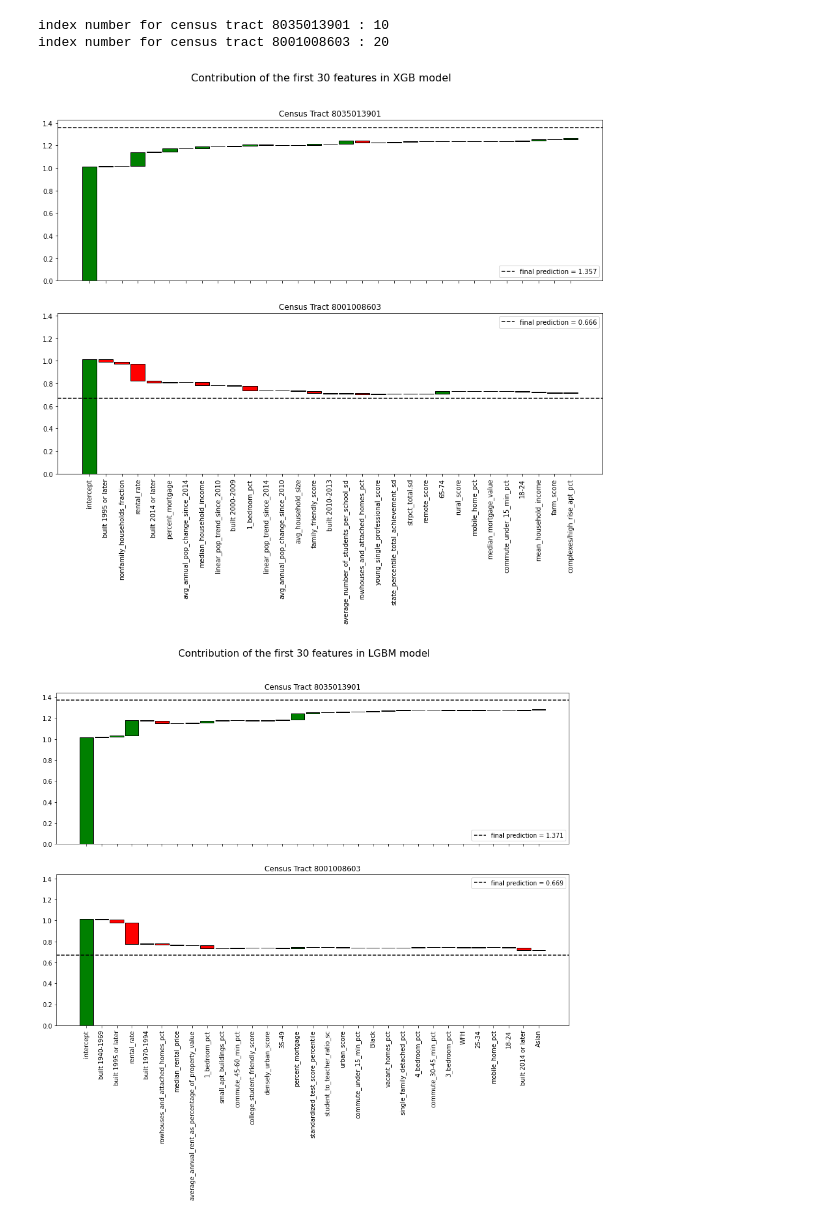
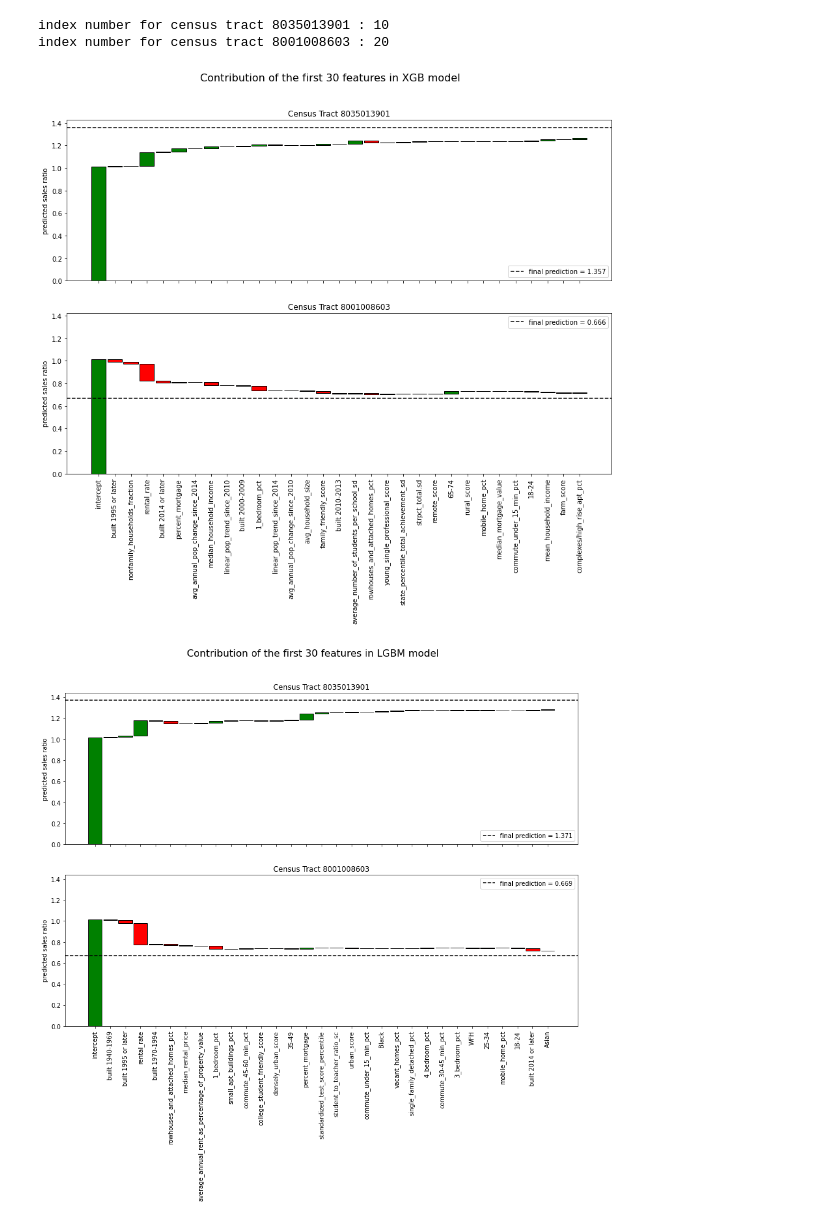
Before and after one commit to wijayajessica/Digital-Real-Estate-Index, a Jupyter notebook: census_tract_adjustment/Modelling_Boosting_Denver.ipynb, the cells around one changed output. Drawn from its saved outputs; the diff is of its cells as text; code cells hidden in the pictures.

```diff
--- a/census_tract_adjustment/Modelling_Boosting_Denver.ipynb
+++ b/census_tract_adjustment/Modelling_Boosting_Denver.ipynb
@@ -278,11 +283,11 @@ for ct in census_tracts_toExplore:
 index number for census tract 8035013901 : 10
 index number for census tract 8001008603 : 20
 # %%
-XGB_sales.plot_feature_contribution(sample_idx=idx_census_tracts_toExplore)
+XGB_sales.plot_feature_contribution(sample_idx=idx_census_tracts_toExplore, ylabel="predicted sales ratio")
 # %% [output]
-[figure, old version]
+[figure, new version]
 # %%
-LGBM_sales.plot_feature_contribution(sample_idx=idx_census_tracts_toExplore)
+LGBM_sales.plot_feature_contribution(sample_idx=idx_census_tracts_toExplore, ylabel="predicted sales ratio")
 # %% [output]
-[figure, old version]
+[figure, new version]
 # %%
```
Also changed, not shown: parts of 6 cells of this notebook, 1 other file.
